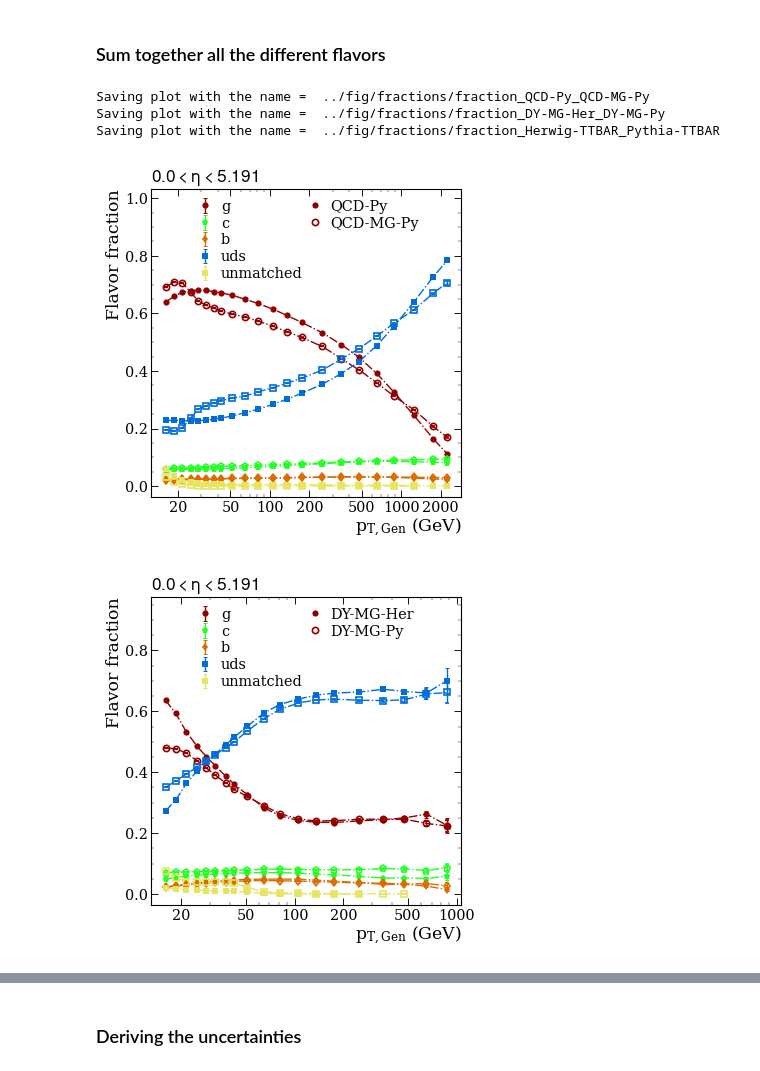
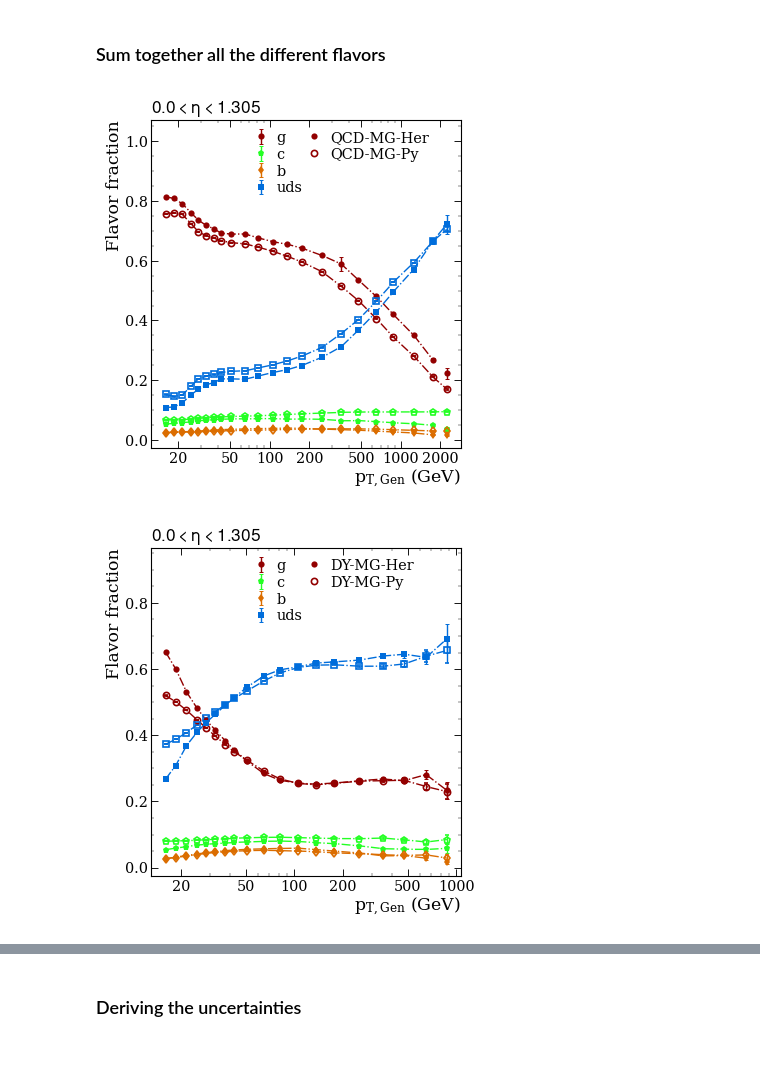
Before and after one commit to dsidirop1/JMECoffea, a Jupyter notebook: flavor_fractions_and_uncertainties.ipynb, the cells around one changed output, grey strips where cells are left out. Saved outputs shown, nothing was run; the diff lists cells and outputs as text; code cells hidden in the pictures.

```diff
--- a/flavor_fractions_and_uncertainties.ipynb
+++ b/flavor_fractions_and_uncertainties.ipynb
@@ -30,10 +31,10 @@ use_corrections = 'T' ### Which corrections to use for deriving the uncertaintie
 ### If to include unmatched in calculating the uncertainties with seperate fits and
 ### include them in the flavor fraction plots.
 ### If False, unmatched are ignored
-include_unmatched = True
+include_unmatched = False
 
 fine_etabins = False    ### If True use JERC default binning, if False, use the Run 1 binning (binning in HCal sectors)
-one_bin      = True    ### If True, combine all the eta bins in one bin
+one_bin      = False    ### If True, combine all the eta bins in one bin
 # %%
 color_scheme = {key: cycler_vals
     for cycler_vals, key in zip(plt.rcParams['axes.prop_cycle'], ['g', 'q', 'c', 'b', 'QCD', 'DY', 'TTBAR', 'DY200', 'unmatched'])}
@@ -49,7 +62,7 @@ def get_output(data_tag):
     ''' Load response histogram data with the tag `data_tag`
     '''
     tag_full = '_L5'+data_tag
-    outname = '../out/CoffeaJERCOutputs'+tag_full+'.coffea'
+    outname = 'out/CoffeaJERCOutputs'+tag_full+'.coffea'
     output = util.load(outname)
     return output
 # %%
@@ -58,13 +71,13 @@ def get_file_dict(data_tag):
     '''
     if "_QCD-MG" in data_tag:
         if data_tag=='_DY-MG-Her':
-            dataset_list_file = '../fileNames/QCD_Herwig_20UL18/xsecs_QCD_Herwig_corrected.txt'
+            dataset_list_file = 'fileNames/QCD_Herwig_20UL18/xsecs_QCD_Herwig_corrected.txt'
         else:
-            dataset_list_file = '../fileNames/QCD_MG_Py8_20UL18/xsecs_QCD_MG_py8.txt'
+            dataset_list_file = 'fileNames/QCD_MG_Py8_20UL18/xsecs_QCD_MG_py8.txt'
         with open(dataset_list_file) as f:
             lines = f.readlines()
         lines_split = [line.split() for line in lines]
-        file_dict = {lineii[1]: xsecstr2float(lineii[2]) for lineii in lines_split }
+        file_dict = {data_tag[1:]+'_'+lineii[1]: xsecstr2float(lineii[2]) for lineii in lines_split }
     else:
         file_dict = 1
     return file_dict
@@ -245,10 +258,10 @@ def plot_Efractions(sampledict, etaidx, saveplot=False):
     hep.label.exp_text(text=f'$ {etabins_abs[etaidx]}<\eta<{etabins_abs[etaidx+1]}$', loc=0)
 
     if saveplot:
-        if not os.path.exists("../fig/fractions"):
-            os.mkdir("../fig/fractions")
+        if not os.path.exists("fig/fractions"):
+            os.mkdir("fig/fractions")
 
-        fig_name = '../fig/fractions/fraction'+"".join(samples)
+        fig_name = 'fig/fractions/fraction'+"".join(samples)
         print("Saving plot with the name = ", fig_name)
         plt.savefig(fig_name+'.pdf');
         plt.savefig(fig_name+'.png');
@@ -262,7 +275,7 @@ Her_samples = ['_QCD-MG-Her', '_DY-MG-Her', '_Herwig-TTBAR']
 Py_samples = ['_QCD-MG-Py', '_DY-MG-Py', '_Pythia-TTBAR']
 
 samples = ['QCD', 'DY', 'TTBAR']
-Her_samples = ['_QCD-Py', '_DY-MG-Her', '_Herwig-TTBAR']
+Her_samples = ['_QCD-MG-Her', '_DY-MG-Her', '_Herwig-TTBAR']
 Py_samples = ['_QCD-MG-Py', '_DY-MG-Py', '_Pythia-TTBAR']
 
 qfrac_dict = {}
@@ -288,35 +301,32 @@ for ii in range(len(samples)):
         if include_unmatched==False: #recalculate the all
             hists_rebinned['all'] = sum([hists_rebinned[flav] for flav in flavors])
 
         hists_vals = {}
         for flav in hists_rebinned.keys():
             vals = hists_rebinned[flav].values()
             vals[vals==0] = np.nan
             hists_vals[flav] = vals
         qfracs = {flav: hists_vals[flav]/hists_vals['all'] for flav in flavors}
 #         qfracs_var = {flav: hists_rebinned[flav].variances()/hists_rebinned['all'].variances() for flav in flavors}
         qfrac_var = {'all': hists_rebinned['all'].variances()/hists_vals['all']**2}
         for flav in flavors:
             qfrac_var[flav] = qfracs[flav]**2*(hists_rebinned[flav].variances()/hists_vals[flav]**2 + qfrac_var['all']**2)
 
         Efrac_splines = {key: get_spline(qfracs[key][:,eta_idx]) for key in qfracs.keys() }
         Efrac_2Dsplines = {key: RegularGridInterpolator((np.log10(ptbins_c), etabins_c), qfracs[key], fill_value=None)
                           for key in qfracs.keys()}
 
 #         yval = qfracs['g'][:,0]
 
 
 #         Efrac_fit_dict[sample] = Efrac_fits
         qfrac_dict[sample] = qfracs
         qfrac_var_dict[sample] = qfrac_var
         qfrac_spline_dict[sample] = Efrac_2Dsplines
         sample_plot[sample] = [qfracs, qfrac_var, Efrac_splines, Efrac_2Dsplines]
 
     plot_Efractions(sample_plot, eta_idx, saveplot=saveplot)
 #         correction_dict[sample] = {flav: read_corrections(sample, flav) for flav in flavors}
 # %% [output]
-Saving plot with the name =  ../fig/fractions/fraction_QCD-Py_QCD-MG-Py
-Saving plot with the name =  ../fig/fractions/fraction_DY-MG-Her_DY-MG-Py
-Saving plot with the name =  ../fig/fractions/fraction_Herwig-TTBAR_Pythia-TTBAR
-[figure, old version]
+[figure, new version]
-[figure, old version]
+[figure, new version]
```
Also changed, not shown: parts of 40 cells of this notebook, 8 other files.
